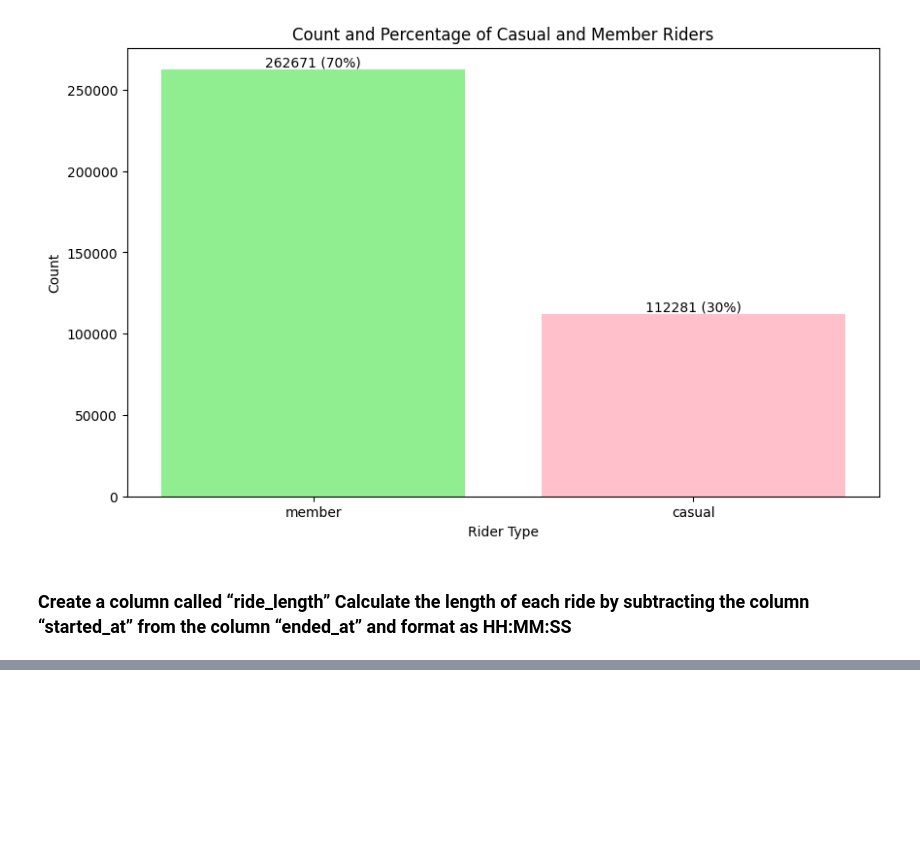
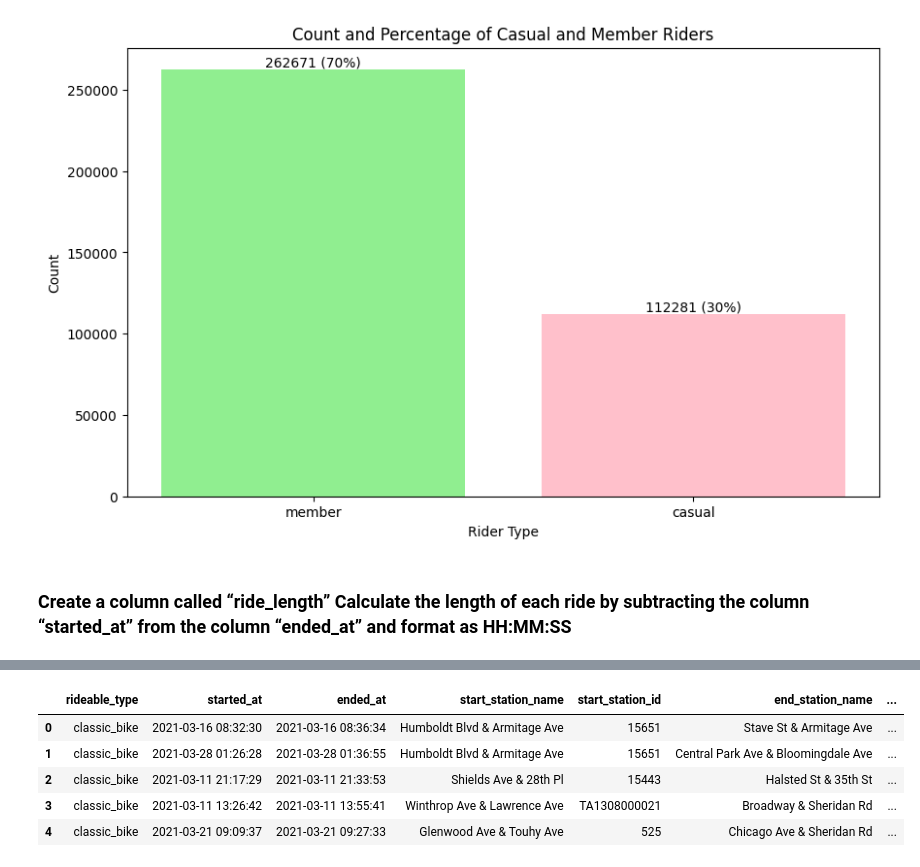
Before and after one commit to Nazneen-akram/coursera-rep, a Jupyter notebook: Google_CaseStudy_Bike_Share.ipynb, the cells around one changed output, grey strips where cells are left out. Cells and saved outputs as stored; diff of their text form; code cells hidden in the pictures; blank space fills up the shorter version.

```diff
--- a/Google_CaseStudy_Bike_Share.ipynb
+++ b/Google_CaseStudy_Bike_Share.ipynb
@@ -235,0 +252,14 @@ all_data.head()
+# %%
+#removing the columns ride_id, start_lat, start_lng, end_lat, end_long and day_of_week as these do not contain useful information for analysis
+
+# Assuming all_data is your DataFrame
+columns_to_drop = ['ride_id', 'start_lat', 'start_lng', 'end_lat', 'end_lng', 'day_of_week']
+all_data = all_data.drop(columns=columns_to_drop)
+all_data.head()
+# %% [output]
+|  | rideable_type | started_at | ended_at | start_station_name | start_station_id | end_station_name | ... |
+| 0 | classic_bike | 2021-03-16 08:32:30 | 2021-03-16 08:36:34 | Humboldt Blvd & Armitage Ave | 15651 | Stave St & Armitage Ave | ... |
+| 1 | classic_bike | 2021-03-28 01:26:28 | 2021-03-28 01:36:55 | Humboldt Blvd & Armitage Ave | 15651 | Central Park Ave & Bloomingdale Ave | ... |
+| 2 | classic_bike | 2021-03-11 21:17:29 | 2021-03-11 21:33:53 | Shields Ave & 28th Pl | 15443 | Halsted St & 35th St | ... |
+| 3 | classic_bike | 2021-03-11 13:26:42 | 2021-03-11 13:55:41 | Winthrop Ave & Lawrence Ave | TA1308000021 | Broadway & Sheridan Rd | ... |
+| 4 | classic_bike | 2021-03-21 09:09:37 | 2021-03-21 09:27:33 | Glenwood Ave & Touhy Ave | 525 | Chicago Ave & Sheridan Rd | ... |
```
Also changed, not shown: parts of 4 cells of this notebook.
